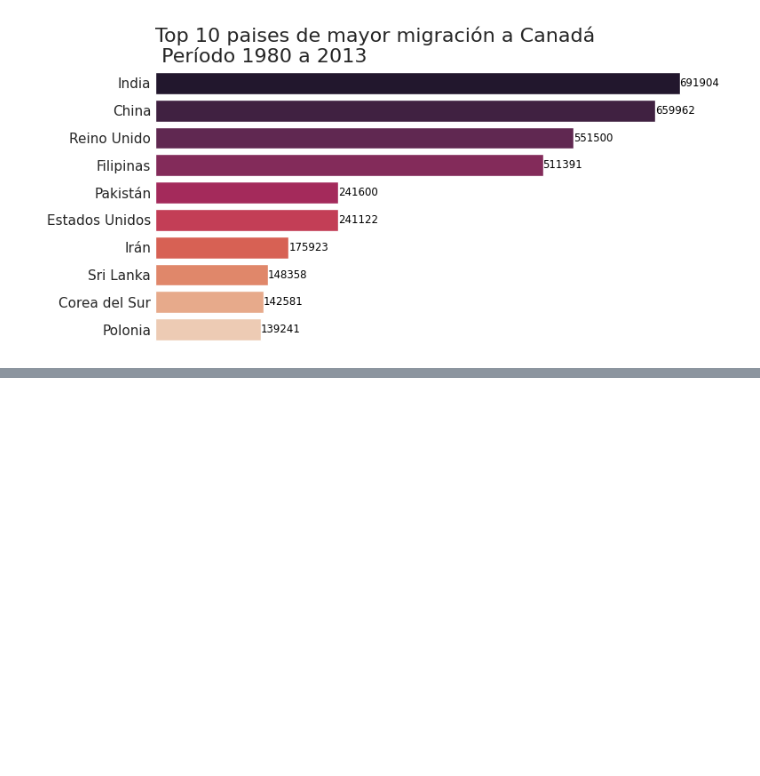
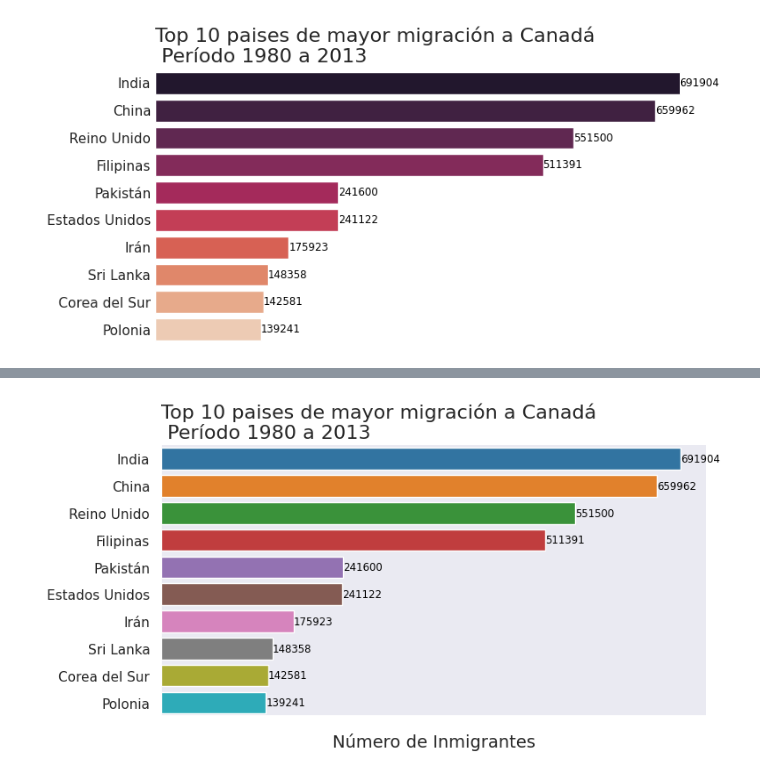
Before and after one commit to JorgeAccardi/cienciadedatos, a Jupyter notebook: Desafío_comparando_tendencias_migratorias.ipynb, the cells around one changed output, grey strips where cells are left out. Cells and saved outputs as stored; diff of their text form; code cells hidden in the pictures; blank space fills up the shorter version.

```diff
--- a/Desafío_comparando_tendencias_migratorias.ipynb
+++ b/Desafío_comparando_tendencias_migratorias.ipynb
@@ -526,0 +553,5 @@ generar_grafico('tab10')
+# %%
+sns.set_theme(style='dark')
+generar_grafico('tab10')
+# %% [output]
+[figure, added]
```
Also changed, not shown: parts of 6 cells of this notebook.
